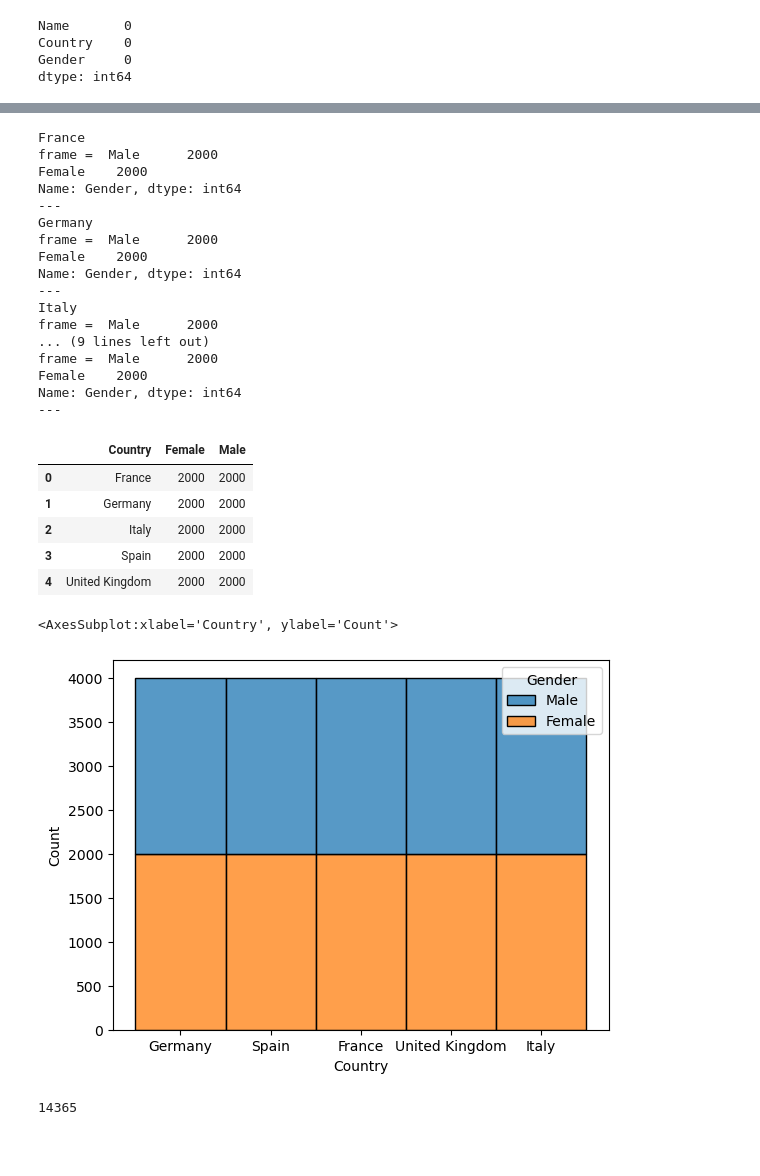
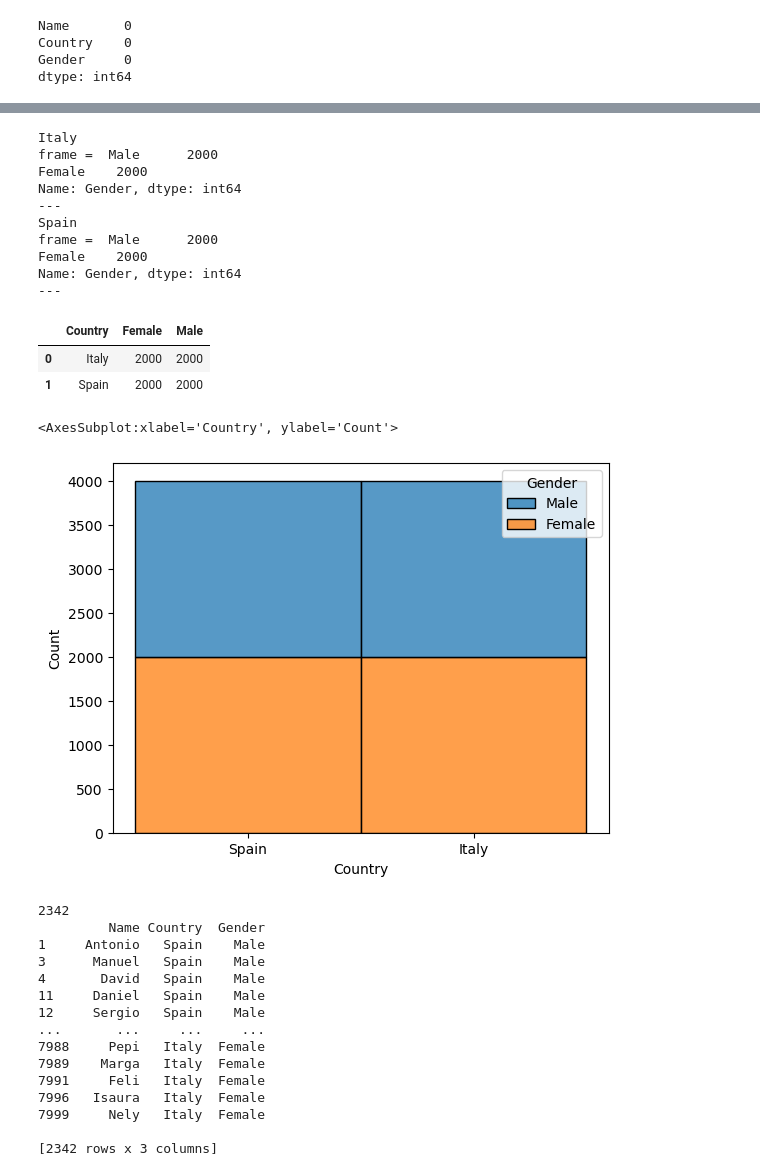
Before and after one commit to fratambot/name-clf, a Jupyter notebook: notebooks/EDA.ipynb, the cells around one changed output, grey strips where cells are left out. Cells and saved outputs as stored; diff of their text form; code cells hidden in the pictures; blank space fills up the shorter version.

```diff
--- a/notebooks/EDA.ipynb
+++ b/notebooks/EDA.ipynb
@@ -96,0 +30,10 @@ IT
+# %%
+wandb.login()
+PROJECT_NAME = f"{tag}-clf"
+raw_data_filename = "raw-data"
+with wandb.init(project=PROJECT_NAME, job_type="load-in-notebook") as run:
+    artifact = run.use_artifact(raw_data_filename+":latest")
+    artifact_dir = artifact.download()
+    print(artifact_dir)
+    data = pd.read_parquet(os.path.join(artifact_dir, raw_data_filename+".parquet.gzip"))
+    print(data.shape)
@@ -134,55 +86,60 @@ Name: Country, dtype: int64
 # %%
-grouped = df.groupby("Country")
+grouped = data.groupby("Country")
 result = []
 for gen, group in grouped:
     print(gen)
     #print(group["gender"].value_counts(sort=False))
     frame = group["Gender"].value_counts(sort=False)
     print("frame = ", frame)
     print("---")
     result.append({
         "Country": gen,
         "Female" : group["Gender"].value_counts().values[0],
         "Male" : group["Gender"].value_counts().values[1],
         #"Neutral" : group["Gender"].value_counts().values[2],
         })
     #print(result)
 
 result_df = pd.DataFrame(result)
 result_df
     #print(gen)
     #print(group["gender"].value_counts())
 # %% [output]
-France
+Italy
 frame =  Male      2000
 Female    2000
 Name: Gender, dtype: int64
 ---
-Germany
+Spain
 frame =  Male      2000
 Female    2000
 Name: Gender, dtype: int64
 ---
-Italy
-frame =  Male      2000
-... (9 lines left out)
-frame =  Male      2000
-Female    2000
-Name: Gender, dtype: int64
----
 |  | Country | Female | Male |
-| 0 | France | 2000 | 2000 |
-| 1 | Germany | 2000 | 2000 |
-| 2 | Italy | 2000 | 2000 |
-| 3 | Spain | 2000 | 2000 |
-| 4 | United Kingdom | 2000 | 2000 |
+| 0 | Italy | 2000 | 2000 |
+| 1 | Spain | 2000 | 2000 |
 # %%
-sns.histplot(data=df, x="Country", hue="Gender", multiple="stack")
+sns.histplot(data=data, x="Country", hue="Gender", multiple="stack")
 # %% [output]
 <AxesSubplot:xlabel='Country', ylabel='Count'>
-[figure, old version]
+[figure, new version]
-# %%
-dups_name = df.pivot_table(columns=['Name'], aggfunc='size')
-print(len(dups_name))
-# %% [output]
-14365
+# %%
+dups = data[data.duplicated(subset=["Name"], keep=False)]
+print(len(dups))
+print(dups)
+# %% [output]
+2342
+         Name Country  Gender
+1     Antonio   Spain    Male
+3      Manuel   Spain    Male
+4       David   Spain    Male
+11     Daniel   Spain    Male
+12     Sergio   Spain    Male
+...       ...     ...     ...
+7988     Pepi   Italy  Female
+7989    Marga   Italy  Female
+7991     Feli   Italy  Female
+7996   Isaura   Italy  Female
+7999     Nely   Italy  Female
+
+[2342 rows x 3 columns]
```
Also changed, not shown: parts of 15 cells of this notebook, 27 other files.
